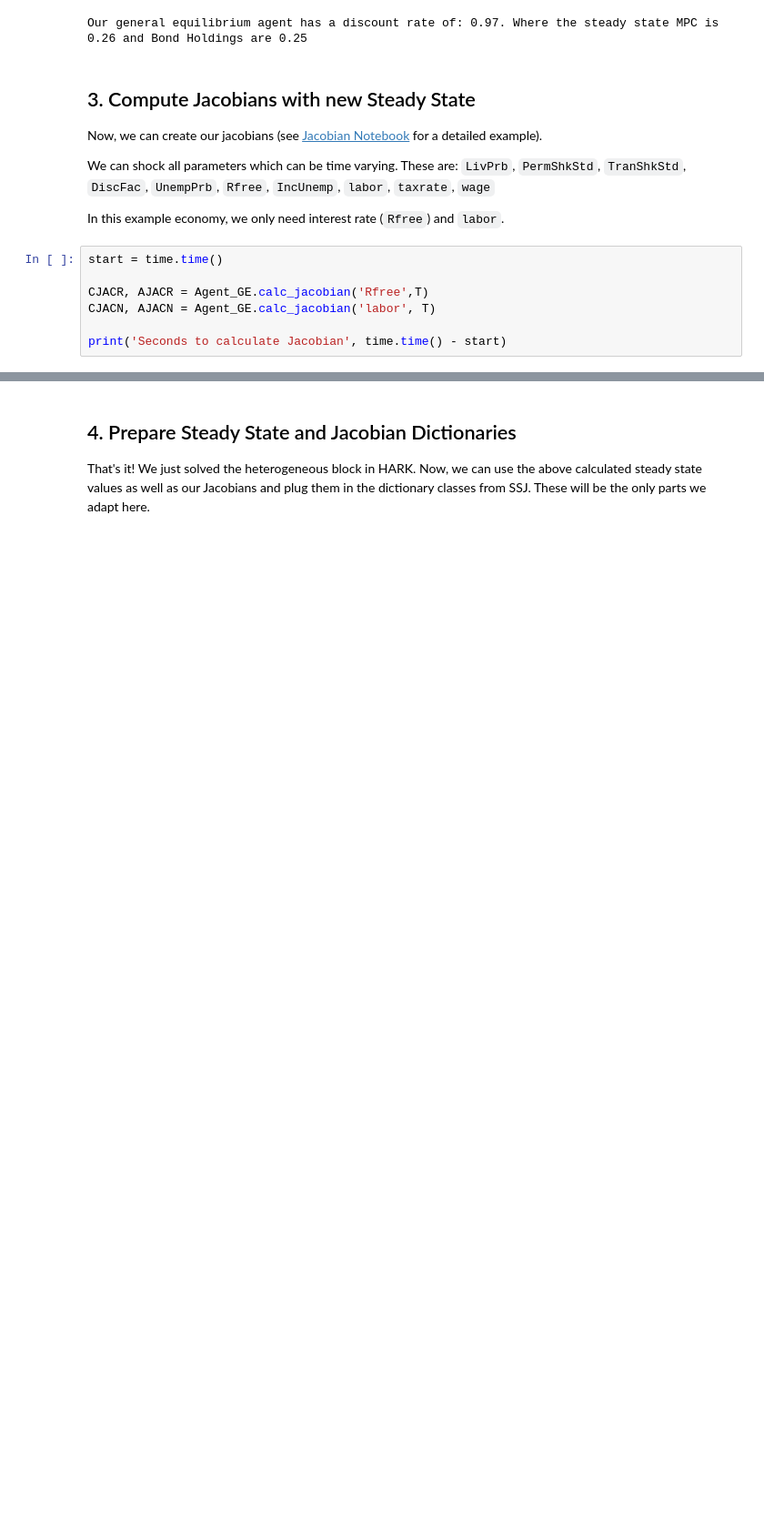
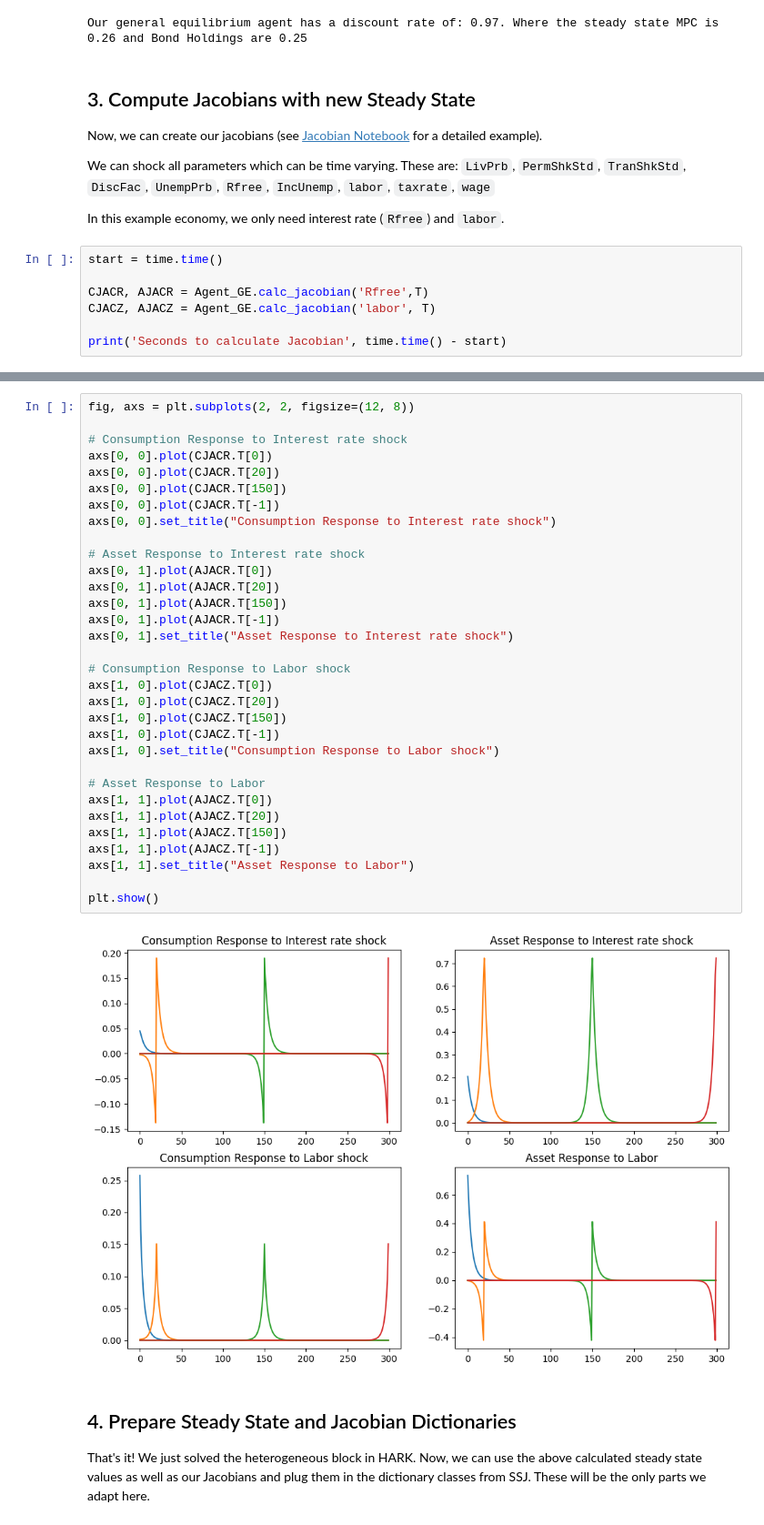
Before and after one commit to AMonninger/REMARK_IMF, a Jupyter notebook: code/python/02_HARK_meets_SSJ.ipynb, the cells around one changed output, grey strips where cells are left out. Shown at 91% size. Saved outputs shown, nothing was run; the diff lists cells and outputs as text; blank space fills up the shorter version.

```diff
--- a/code/python/01_HARK_meets_SSJ.ipynb
+++ b/code/python/02_HARK_meets_SSJ.ipynb
@@ -158,7 +158,7 @@ In this example economy, we only need interest rate (`Rfree`) and `labor`.
 start = time.time()
 
 CJACR, AJACR = Agent_GE.calc_jacobian('Rfree',T)
-CJACN, AJACN = Agent_GE.calc_jacobian('labor', T)
+CJACZ, AJACZ = Agent_GE.calc_jacobian('labor', T)
 
 print('Seconds to calculate Jacobian', time.time() - start)
 # %% [output]
@@ -195,3 +166,37 @@ plt.show()
+# %%
+fig, axs = plt.subplots(2, 2, figsize=(12, 8))
+
+# Consumption Response to Interest rate shock
+axs[0, 0].plot(CJACR.T[0])
+axs[0, 0].plot(CJACR.T[20])
+axs[0, 0].plot(CJACR.T[150])
+axs[0, 0].plot(CJACR.T[-1])
+axs[0, 0].set_title("Consumption Response to Interest rate shock")
+
+# Asset Response to Interest rate shock
+axs[0, 1].plot(AJACR.T[0])
+axs[0, 1].plot(AJACR.T[20])
+axs[0, 1].plot(AJACR.T[150])
+axs[0, 1].plot(AJACR.T[-1])
+axs[0, 1].set_title("Asset Response to Interest rate shock")
+
+# Consumption Response to Labor shock
+axs[1, 0].plot(CJACZ.T[0])
+axs[1, 0].plot(CJACZ.T[20])
+axs[1, 0].plot(CJACZ.T[150])
+axs[1, 0].plot(CJACZ.T[-1])
+axs[1, 0].set_title("Consumption Response to Labor shock")
+
+# Asset Response to Labor
+axs[1, 1].plot(AJACZ.T[0])
+axs[1, 1].plot(AJACZ.T[20])
+axs[1, 1].plot(AJACZ.T[150])
+axs[1, 1].plot(AJACZ.T[-1])
+axs[1, 1].set_title("Asset Response to Labor")
+
+plt.show()
+# %% [output]
+[figure, added]
 # %% [markdown]
 ## 4. Prepare Steady State and Jacobian Dictionaries
 That's it! We just solved the heterogeneous block in HARK. Now, we can use the above calculated steady state values as well as our Jacobians and plug them in the dictionary classes from SSJ. These will be the only parts we adapt here.
```
Also changed, not shown: parts of 12 cells of this notebook, 7 other files.
